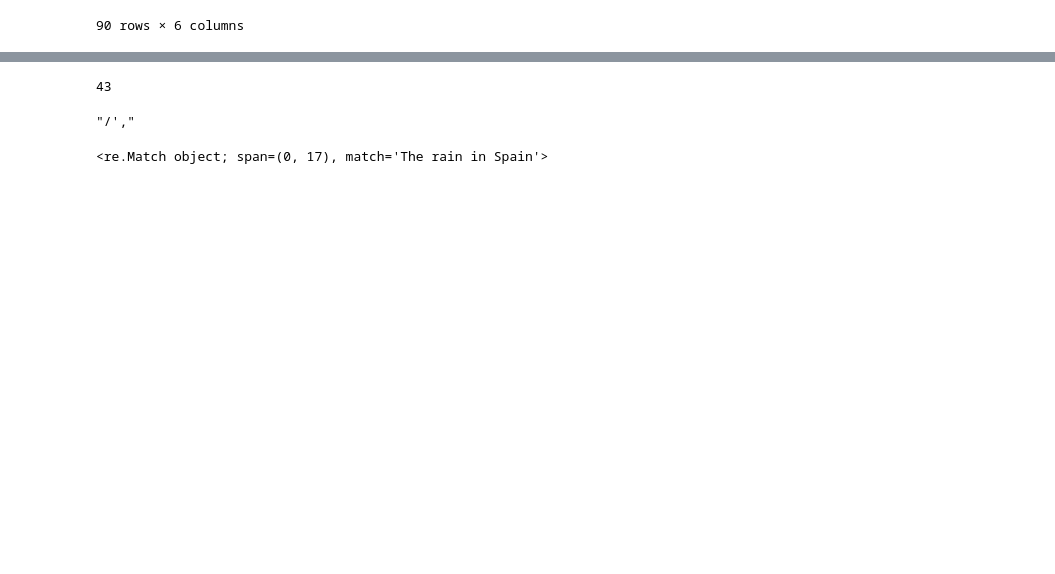
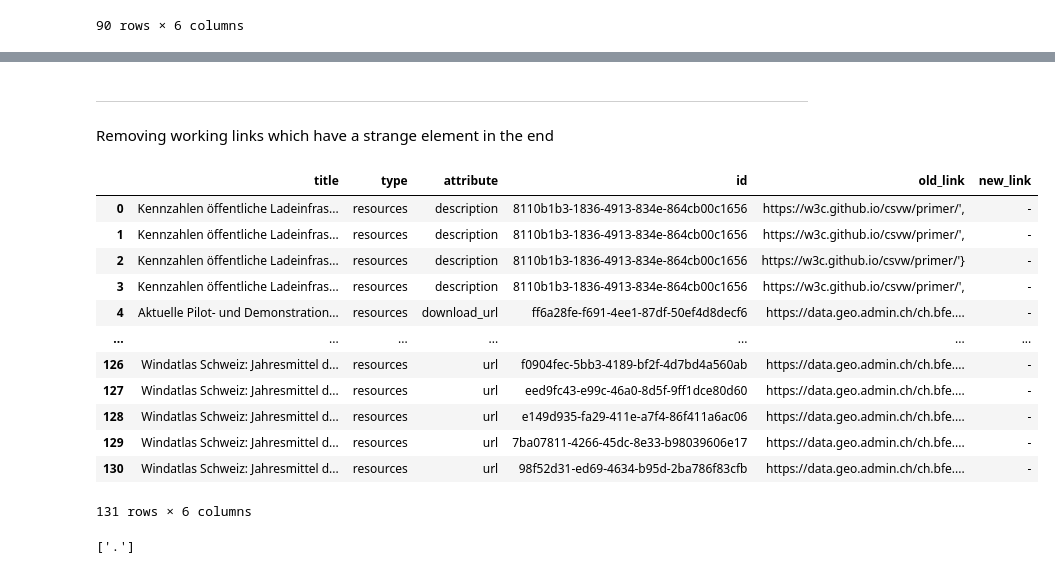
Before and after one commit to aresssera/opendataSwiss, a Jupyter notebook: opendata_swiss.ipynb, the cells around one changed output, grey strips where cells are left out. Cells and saved outputs as stored; diff of their text form; code cells hidden in the pictures; blank space fills up the shorter version.

Commit message:
regex --> check urls which are included in a text and are labeled as invalid

```diff
--- a/opendata_swiss.ipynb
+++ b/opendata_swiss.ipynb
@@ -481,2 +469,23 @@ df
+# %% [markdown]
+--------------------------------------------------------------------------------------------------------------
+# %% [markdown]
+Removing working links which have a strange element in the end
+# %%
+df = pd.read_csv('alles.csv')
+df
+# %% [output]
+|  | title | type | attribute | id | old_link | new_link |
+| 0 | Kennzahlen öffentliche Ladeinfras... | resources | description | 8110b1b3-1836-4913-834e-864cb00c1656 | https://w3c.github.io/csvw/primer/', | - |
+| 1 | Kennzahlen öffentliche Ladeinfras... | resources | description | 8110b1b3-1836-4913-834e-864cb00c1656 | https://w3c.github.io/csvw/primer/', | - |
+| 2 | Kennzahlen öffentliche Ladeinfras... | resources | description | 8110b1b3-1836-4913-834e-864cb00c1656 | https://w3c.github.io/csvw/primer/'} | - |
+| 3 | Kennzahlen öffentliche Ladeinfras... | resources | description | 8110b1b3-1836-4913-834e-864cb00c1656 | https://w3c.github.io/csvw/primer/', | - |
+| 4 | Aktuelle Pilot- und Demonstration... | resources | download_url | ff6a28fe-f691-4ee1-87df-50ef4d8decf6 | https://data.geo.admin.ch/ch.bfe.... | - |
+| ... | ... | ... | ... | ... | ... | ... |
+| 126 | Windatlas Schweiz: Jahresmittel d... | resources | url | f0904fec-5bb3-4189-bf2f-4d7bd4a560ab | https://data.geo.admin.ch/ch.bfe.... | - |
+| 127 | Windatlas Schweiz: Jahresmittel d... | resources | url | eed9fc43-e99c-46a0-8d5f-9ff1dce80d60 | https://data.geo.admin.ch/ch.bfe.... | - |
+| 128 | Windatlas Schweiz: Jahresmittel d... | resources | url | e149d935-fa29-411e-a7f4-86f411a6ac06 | https://data.geo.admin.ch/ch.bfe.... | - |
+| 129 | Windatlas Schweiz: Jahresmittel d... | resources | url | 7ba07811-4266-45dc-8e33-b98039606e17 | https://data.geo.admin.ch/ch.bfe.... | - |
+| 130 | Windatlas Schweiz: Jahresmittel d... | resources | url | 98f52d31-ed69-4634-b95d-2ba786f83cfb | https://data.geo.admin.ch/ch.bfe.... | - |
+131 rows × 6 columns
 # %%
 df.sort_values(by=['attribute', 'type', 'title'], inplace=True, ignore_index=True)
@@ -485,21 +492,13 @@ df.to_csv('alles.csv', index=False)
 # %%
 notWorking = df[df.new_link == '-'].copy()
-len(notWorking)
-# %% [output]
-43
-# %%
-s = 'https://w3c.github.io/csvw/primer/\','
-s[-3:]
-# %% [output]
-"/',"
 # %%
 import re
 
-txt = "The rain in Spain"
-x = re.search("^The.*Spain$", txt)
+txt = "sdfkjs.dfk"
+x = re.findall("\W", txt)
 x
 # %% [output]
-<re.Match object; span=(0, 17), match='The rain in Spain'>
+['.']
 # %%
 endC = []
 
```
Also changed, not shown: parts of 6 cells of this notebook.
